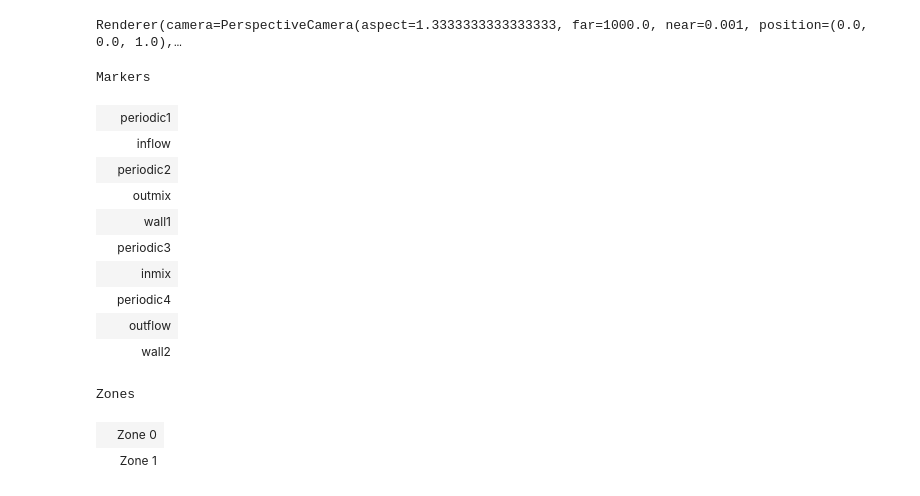
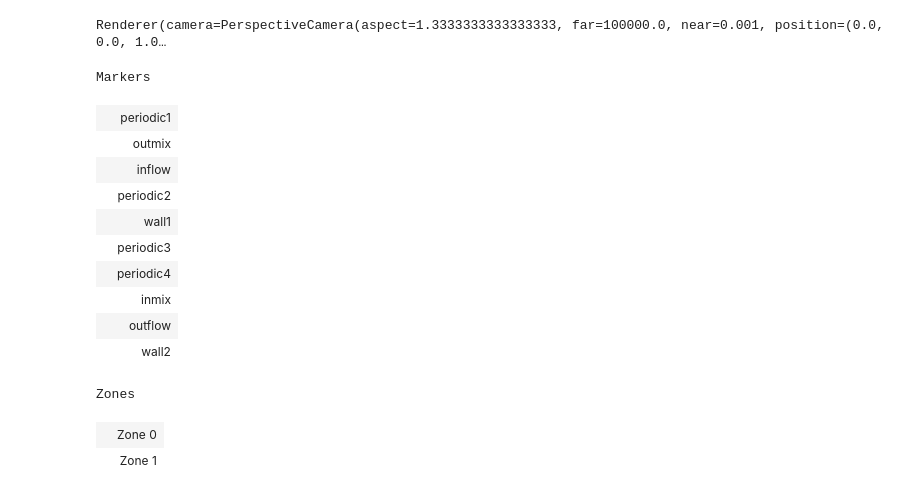
Before and after one commit to OpenOrion/parafoil, a Jupyter notebook: examples/axial_stage.ipynb, the cells around one changed output. Cells and saved outputs as stored; diff of their text form; code cells hidden in the pictures.

```diff
--- a/examples/axial_stage.ipynb
+++ b/examples/axial_stage.ipynb
@@ -115,20 +129,20 @@ Zones
 # %%
 from ezmesh import visualize_mesh, import_from_file
 
-mesh = import_from_file("mesh_axial_stage_2d_turb.su2")
+mesh = import_from_file("axial_stage.su2")
 visualize_mesh(mesh)
 # %% [output]
 [interactive output not drawn]
-Renderer(camera=PerspectiveCamera(aspect=1.3333333333333333, far=1000.0, near=0.001, position=(0.0, 0.0, 1.0),…
+Renderer(camera=PerspectiveCamera(aspect=1.3333333333333333, far=100000.0, near=0.001, position=(0.0, 0.0, 1.0…
 Markers
 |  | periodic1 |
+|  | outmix |
 |  | inflow |
 |  | periodic2 |
-|  | outmix |
 |  | wall1 |
 |  | periodic3 |
+|  | periodic4 |
 |  | inmix |
-|  | periodic4 |
 |  | outflow |
 |  | wall2 |
 Zones
```
Also changed, not shown: parts of 2 cells of this notebook, 5 other files.
